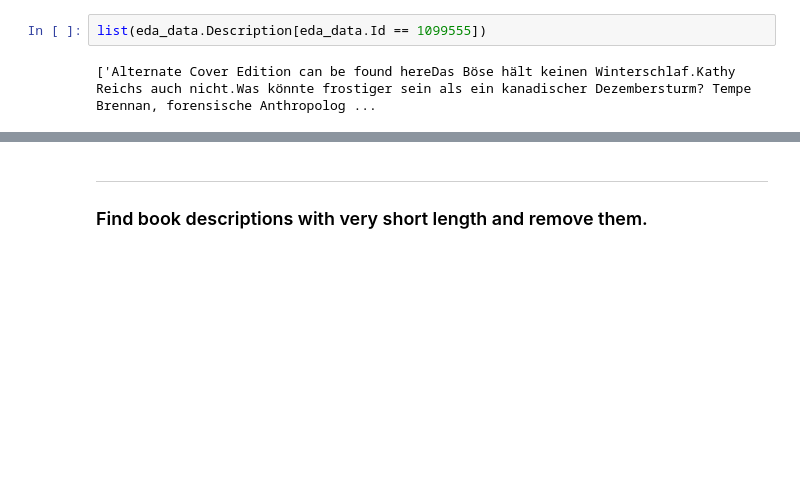
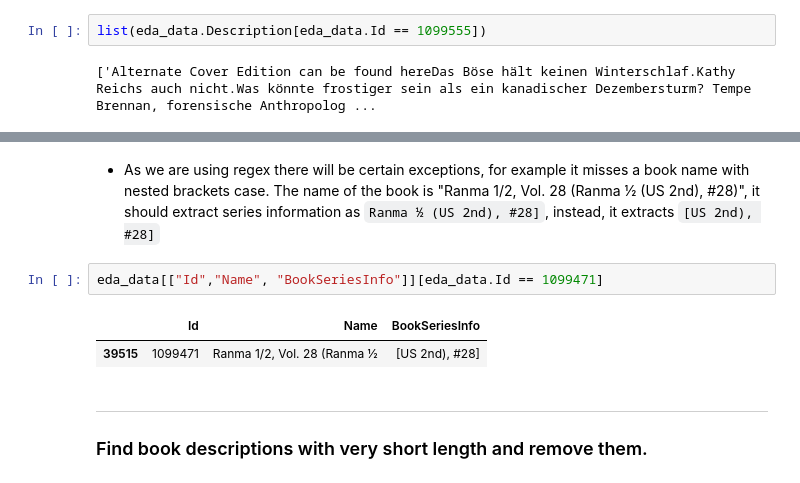
Before and after one commit to AmoliR/nlp-for-book-recommendation, a Jupyter notebook: eda.ipynb, the cells around one changed output, grey strips where cells are left out. Drawn from its saved outputs; the diff is of its cells as text; blank space fills up the shorter version.

```diff
--- a/eda.ipynb
+++ b/eda.ipynb
@@ -157,3 +212,10 @@ list(eda_data.Description[eda_data.Id == 1099555])
+# %% [markdown]
+- As we are using regex there will be certain exceptions, for example it misses a book name with nested brackets case. The name of the book is "Ranma 1/2, Vol. 28 (Ranma ½ (US 2nd), #28)", it should extract series information as `Ranma ½ (US 2nd), #28]`, instead, it extracts `[US 2nd), #28]`
+# %%
+eda_data[["Id","Name", "BookSeriesInfo"]][eda_data.Id == 1099471]
+# %% [output]
+|  | Id | Name | BookSeriesInfo |
+| 39515 | 1099471 | Ranma 1/2, Vol. 28 (Ranma ½ | [US 2nd), #28] |
 # %% [markdown]
 ---
 ### Find book descriptions with very short length and remove them.
```
Also changed, not shown: parts of 5 cells of this notebook.
